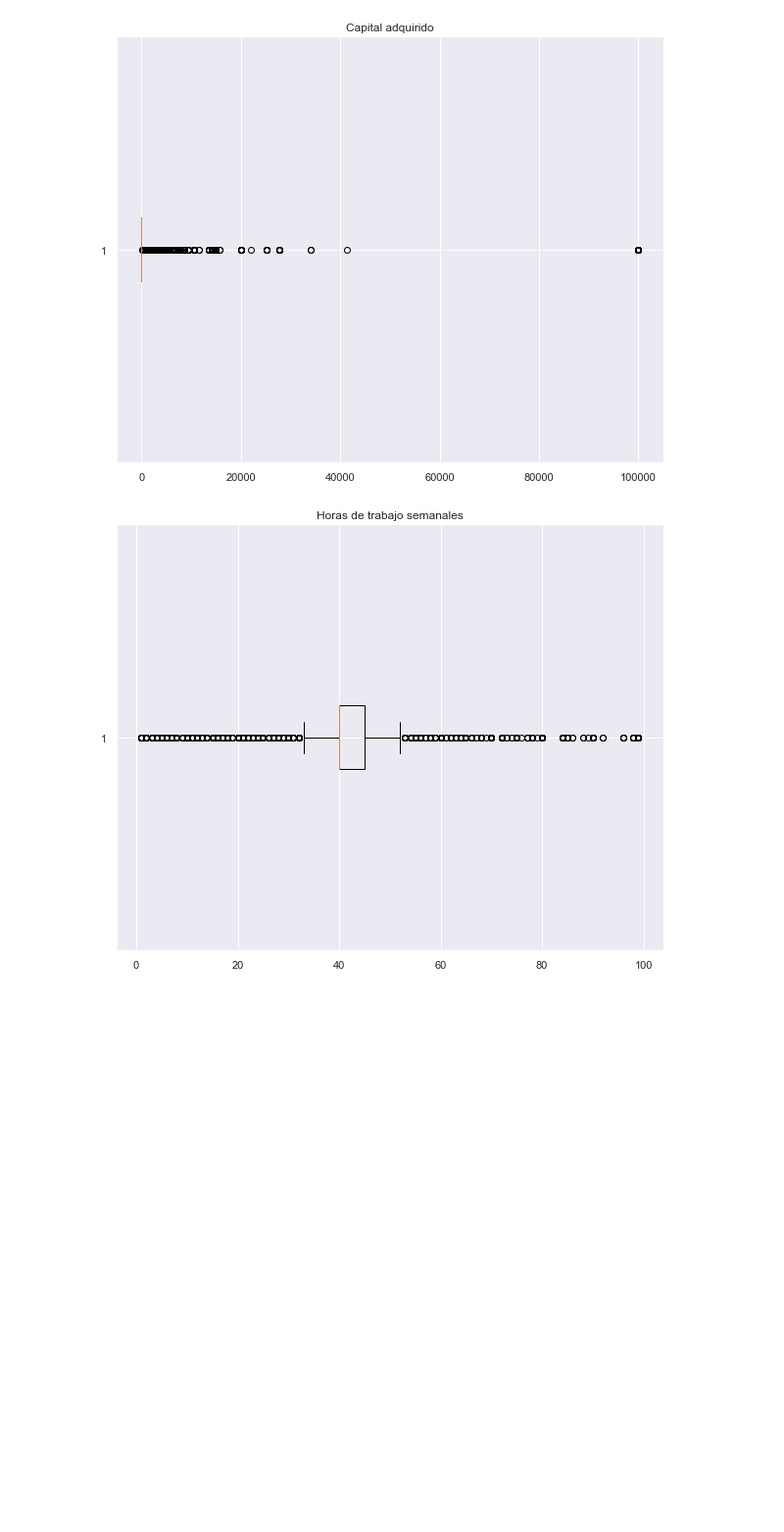
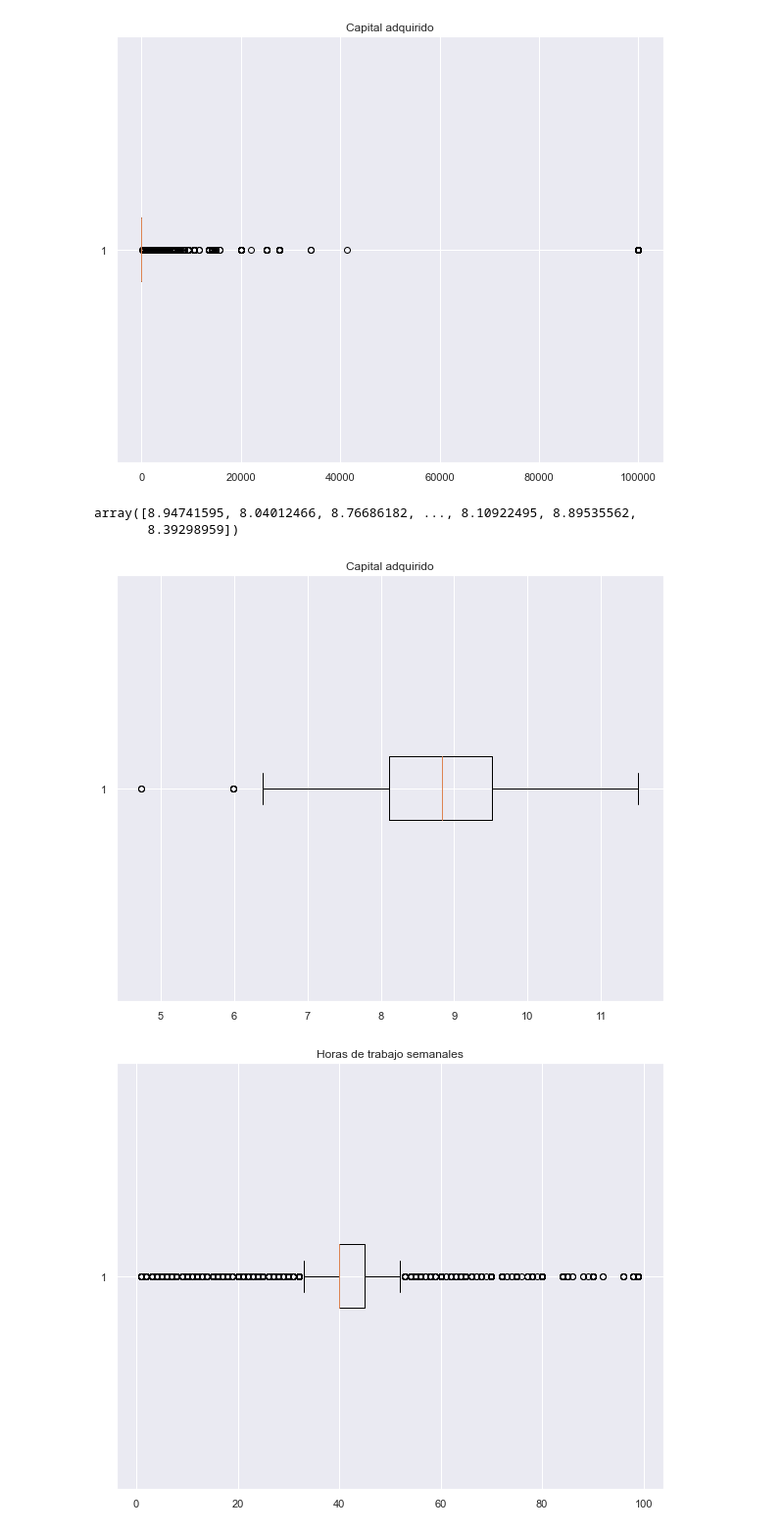
Before and after one commit to Tania-Bell/Proyecto_Modulo1, a Jupyter notebook: Proyecto_BellT_FloresA adult census.ipynb, the cells around one changed output. Shown at 98% size. Drawn from its saved outputs; the diff is of its cells as text; code cells hidden in the pictures; blank space fills up the shorter version.

```diff
--- a/Proyecto_BellT_FloresA adult census.ipynb
+++ b/Proyecto_BellT_FloresA adult census.ipynb
@@ -140,6 +166,19 @@ plt.title('Capital adquirido')
 plt.show()
 # %% [output]
 [figure]
+# %%
+capital = np.log(capital[capital>0])
+capital = capital[~np.isnan(capital)]
+capital
+# %% [output]
+array([8.94741595, 8.04012466, 8.76686182, ..., 8.10922495, 8.89535562,
+       8.39298959])
+# %%
+plt.boxplot(capital,vert=False)
+plt.title('Capital adquirido')
+plt.show()
+# %% [output]
+[figure, added]
 # %%
 horas = np.array(data['hours-per-week'])
 plt.boxplot(horas,vert=False)
```
Also changed, not shown: parts of 9 cells of this notebook.
